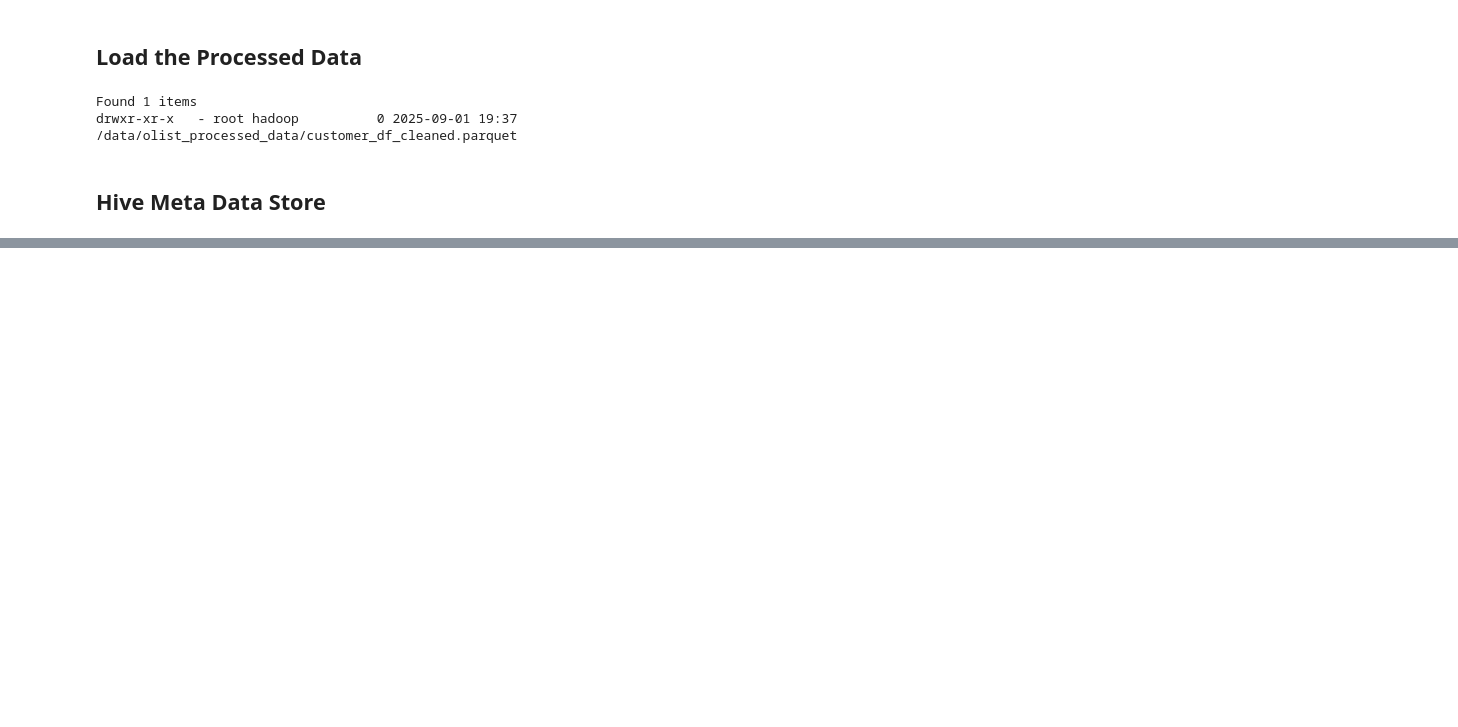
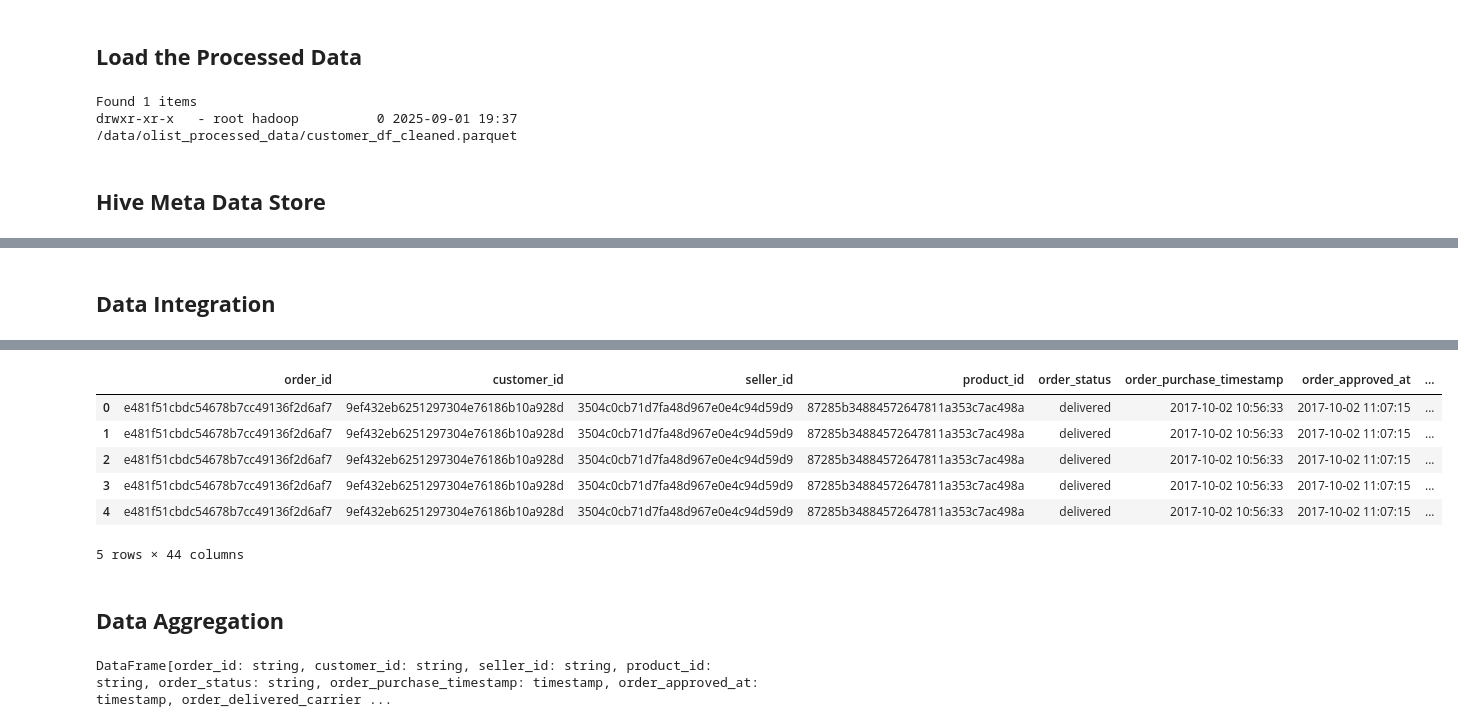
Before and after one commit to DHANA5982/Big_Data_Engineering_Azure_GCP_AWS, a Jupyter notebook: Olist E-Commerce Data Analysis.ipynb, the cells around one changed output, grey strips where cells are left out. Saved outputs shown, nothing was run; the diff lists cells and outputs as text; code cells hidden in the pictures; blank space fills up the shorter version.

Commit message:
COMPLETE Advanced Data Integration, Aggregation, Analysis

```diff
--- a/Olist E-Commerce Data Analysis.ipynb
+++ b/Olist E-Commerce Data Analysis.ipynb
@@ -612,0 +609,25 @@ drwxr-xr-x   - root hadoop          0 2025-09-01 19:37 /data/olist_processed_dat
+# %% [markdown]
+## **Data Integration**
+# %%
+order_items_df_joined = orders_df.join(order_items_df, 'order_id', 'inner')
+
+order_items_products_df_joined = order_items_df_joined.join(products_df, 'product_id', 'inner')
+
+order_items_products_seller_df_joined = order_items_products_df_joined.join(sellers_df, 'seller_id', 'inner')
+
+full_df_joined = order_items_products_seller_df_joined.join(customer_df, 'customer_id', 'inner')
+
+# Geo Location Dataset - Data Enrichment - Left Join
+
+full_df_joined = full_df_joined.join(geolocation_df, full_df_joined.customer_zip_code_prefix == geolocation_df.geolocation_zip_code_prefix, 'left')
+
+# Order Review Dataset - Left Join
+
+full_df_joined = full_df_joined.join(order_reviews_df, 'order_id', 'left')
+
+# Order Payment Dataset - Left Join
+
+full_df_joined = full_df_joined.join(order_payments_df, 'order_id', 'left')
+# %%
+full_df_joined.limit(5).toPandas()
+# %% [output]
@@ -612,0 +635,13 @@ drwxr-xr-x   - root hadoop          0 2025-09-01 19:37 /data/olist_processed_dat
+|  | order_id | customer_id | seller_id | product_id | order_status | order_purchase_timestamp | order_approved_at | ... |
+| 0 | e481f51cbdc54678b7cc49136f2d6af7 | 9ef432eb6251297304e76186b10a928d | 3504c0cb71d7fa48d967e0e4c94d59d9 | 87285b34884572647811a353c7ac498a | delivered | 2017-10-02 10:56:33 | 2017-10-02 11:07:15 | ... |
+| 1 | e481f51cbdc54678b7cc49136f2d6af7 | 9ef432eb6251297304e76186b10a928d | 3504c0cb71d7fa48d967e0e4c94d59d9 | 87285b34884572647811a353c7ac498a | delivered | 2017-10-02 10:56:33 | 2017-10-02 11:07:15 | ... |
+| 2 | e481f51cbdc54678b7cc49136f2d6af7 | 9ef432eb6251297304e76186b10a928d | 3504c0cb71d7fa48d967e0e4c94d59d9 | 87285b34884572647811a353c7ac498a | delivered | 2017-10-02 10:56:33 | 2017-10-02 11:07:15 | ... |
+| 3 | e481f51cbdc54678b7cc49136f2d6af7 | 9ef432eb6251297304e76186b10a928d | 3504c0cb71d7fa48d967e0e4c94d59d9 | 87285b34884572647811a353c7ac498a | delivered | 2017-10-02 10:56:33 | 2017-10-02 11:07:15 | ... |
+| 4 | e481f51cbdc54678b7cc49136f2d6af7 | 9ef432eb6251297304e76186b10a928d | 3504c0cb71d7fa48d967e0e4c94d59d9 | 87285b34884572647811a353c7ac498a | delivered | 2017-10-02 10:56:33 | 2017-10-02 11:07:15 | ... |
+5 rows × 44 columns
+# %% [markdown]
+## **Data Aggregation**
+# %%
+full_df_joined.cache()
+# %% [output]
+DataFrame[order_id: string, customer_id: string, seller_id: string, product_id: string, order_status: string, order_purchase_timestamp: timestamp, order_approved_at: timestamp, order_delivered_carrier ...
```
Also changed, not shown: parts of 48 cells of this notebook.
